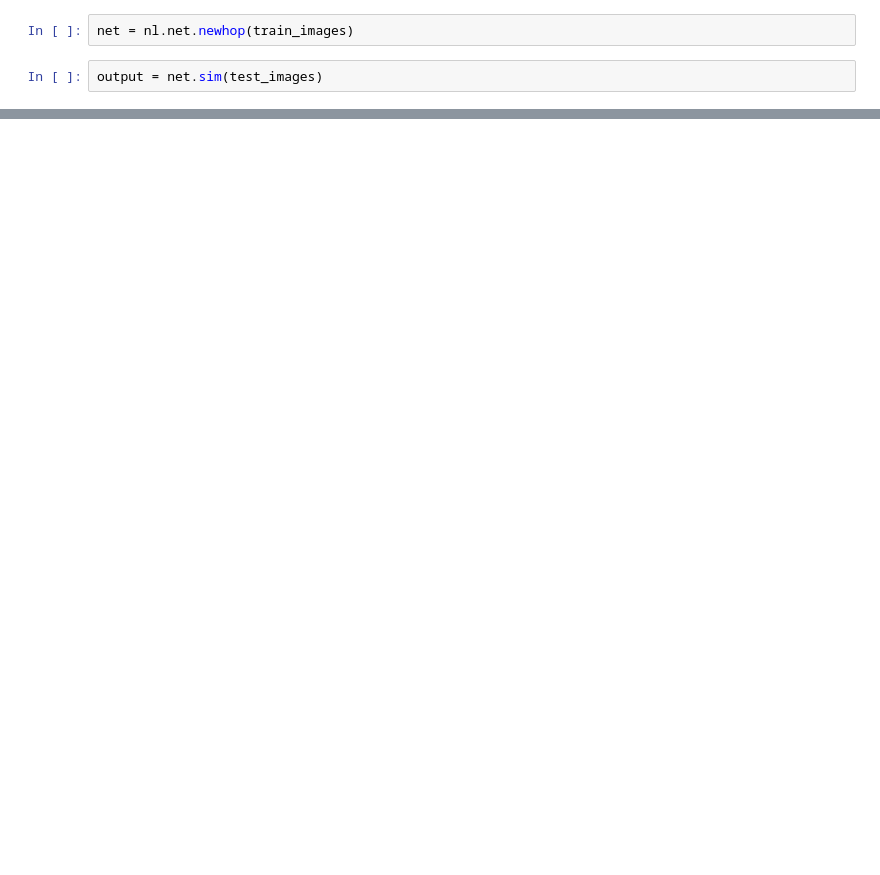
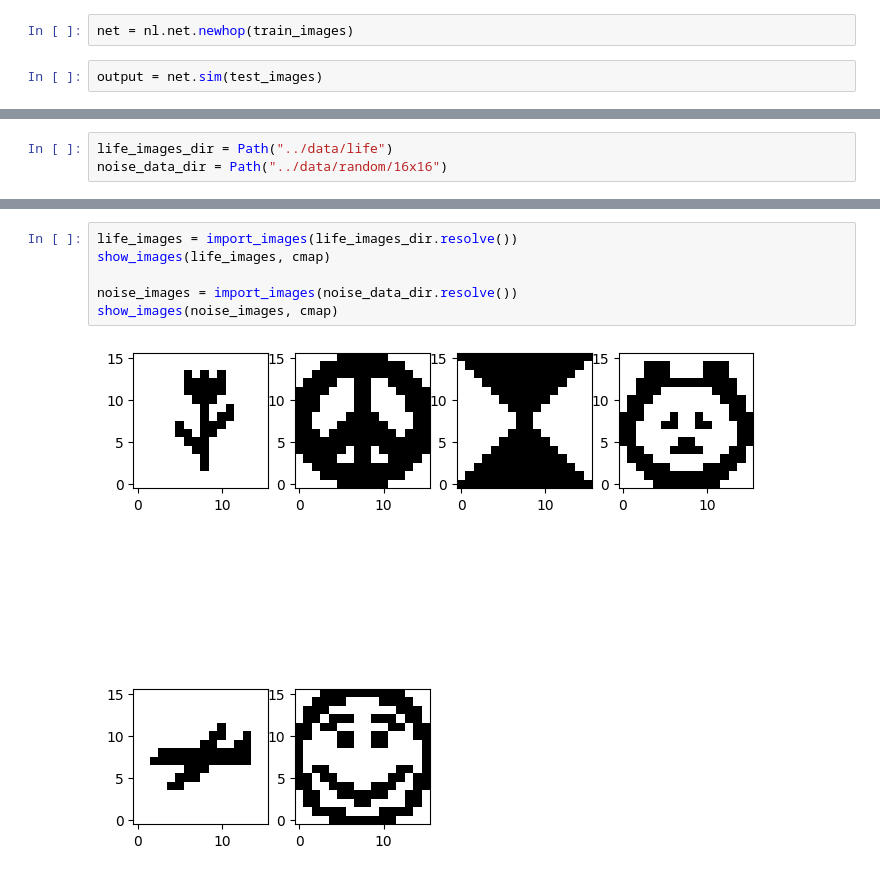
Before and after one commit to D3BINSKI/hopfield-networks, a Jupyter notebook: Libraries Tests/neurolab-test.ipynb, the cells around one changed output, grey strips where cells are left out. Cells and saved outputs as stored; diff of their text form; blank space fills up the shorter version.

```diff
--- a/Libraries Tests/neurolab-test.ipynb
+++ b/Libraries Tests/neurolab-test.ipynb
@@ -225,0 +307,3 @@ Output images:
+# %%
+life_images_dir = Path("../data/life")
+noise_data_dir = Path("../data/random/16x16")
@@ -225,0 +334,8 @@ Output images:
+# %%
+life_images = import_images(life_images_dir.resolve())
+show_images(life_images, cmap)
+
+noise_images = import_images(noise_data_dir.resolve())
+show_images(noise_images, cmap)
+# %% [output]
+[figure, added]
```
Also changed, not shown: parts of 21 cells of this notebook, 1 other file.
